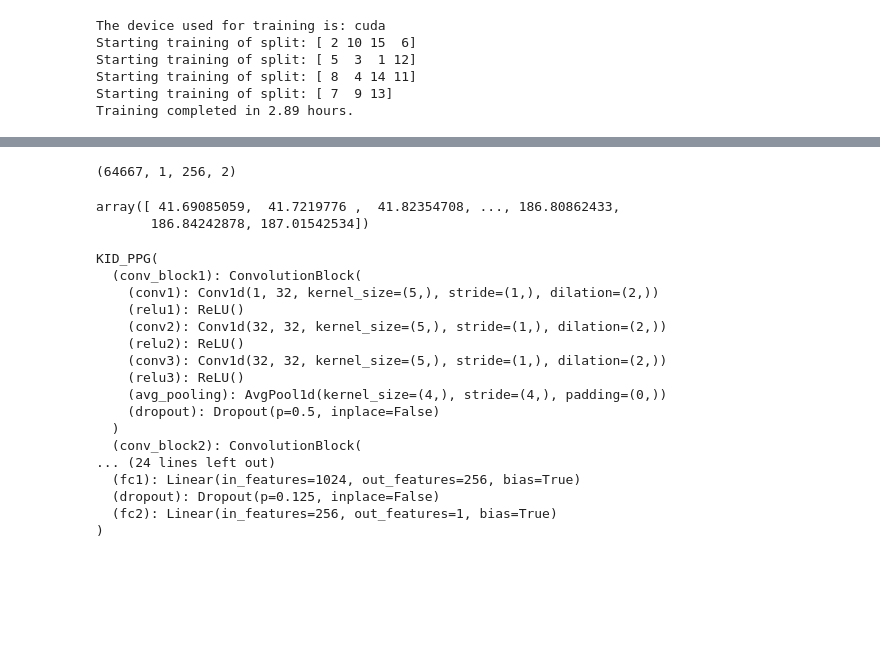
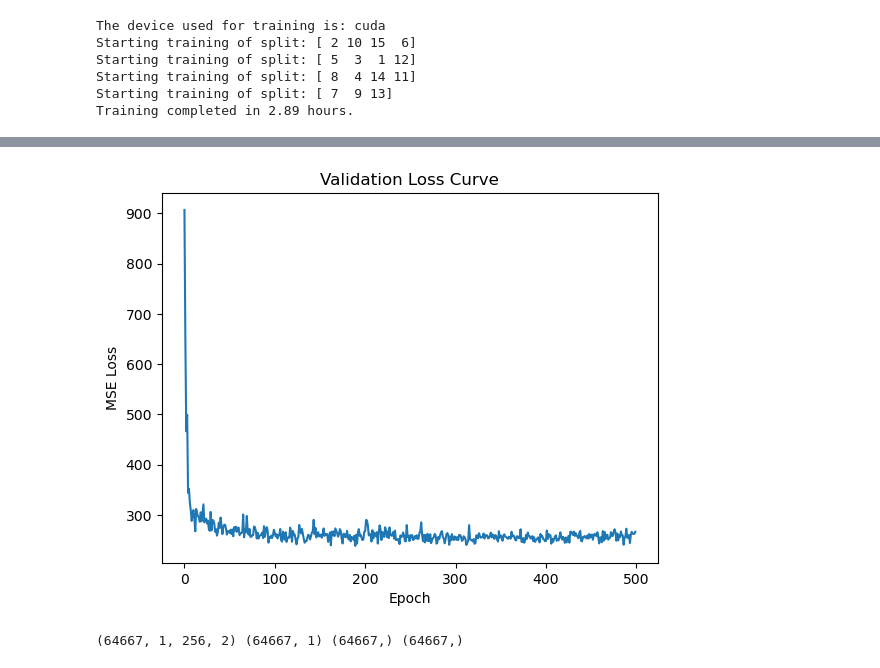
Before and after one commit to mdaudsheikh/KID-PPG, a Jupyter notebook: src/ppg_to_hr_notebook.ipynb, the cells around one changed output, grey strips where cells are left out. Drawn from its saved outputs; the diff is of its cells as text; code cells hidden in the pictures; blank space fills up the shorter version.

Commit message:
Added best saved model

```diff
--- a/src/ppg_to_hr_notebook.ipynb
+++ b/src/ppg_to_hr_notebook.ipynb
@@ -24,3 +56,11 @@ Training completed in 2.89 hours.
+# %%
+plt.plot(loss_dict[1]["validation_loss_list"])
+plt.title("Validation Loss Curve")
+plt.ylabel("MSE Loss")
+plt.xlabel("Epoch")
+plt.show()
+# %% [output]
+[figure, added]
 # %%
 X, y, groups, activity = pp.preprocessing(n_epochs=None)
 X = X[:, 0, :]
@@ -29,31 +67,0 @@ val_loader = create_dataloaders(X, y, batch_size=1)
-# %%
-X.shape
-for X[]
-# %% [output]
-(64667, 1, 256, 2)
-# %%
-import numpy as np
-np.unique(y)
-# %% [output]
-array([ 41.69085059,  41.7219776 ,  41.82354708, ..., 186.80862433,
-       186.84242878, 187.01542534])
-# %%
-best_model()
-# %% [output]
-KID_PPG(
-  (conv_block1): ConvolutionBlock(
-    (conv1): Conv1d(1, 32, kernel_size=(5,), stride=(1,), dilation=(2,))
-    (relu1): ReLU()
-    (conv2): Conv1d(32, 32, kernel_size=(5,), stride=(1,), dilation=(2,))
-    (relu2): ReLU()
-    (conv3): Conv1d(32, 32, kernel_size=(5,), stride=(1,), dilation=(2,))
-    (relu3): ReLU()
-    (avg_pooling): AvgPool1d(kernel_size=(4,), stride=(4,), padding=(0,))
-    (dropout): Dropout(p=0.5, inplace=False)
-  )
-  (conv_block2): ConvolutionBlock(
-... (24 lines left out)
-  (fc1): Linear(in_features=1024, out_features=256, bias=True)
-  (dropout): Dropout(p=0.125, inplace=False)
-  (fc2): Linear(in_features=256, out_features=1, bias=True)
-)
@@ -59,0 +74,8 @@ KID_PPG(
+# %%
+X, y, groups, activity = pp.preprocessing(n_epochs=None)
+X = X[:, 0, :]
+X, y, groups, activity = create_temporal_pairs(X, y, groups, activity)
+print(X.shape, y.shape, groups.shape, activity.shape)
+inference_data_loader = create_dataloaders(X, y, batch_size=1)
+# %% [output]
+(64667, 1, 256, 2) (64667, 1) (64667,) (64667,)
```
Also changed, not shown: parts of 15 cells of this notebook, 1 other file.
